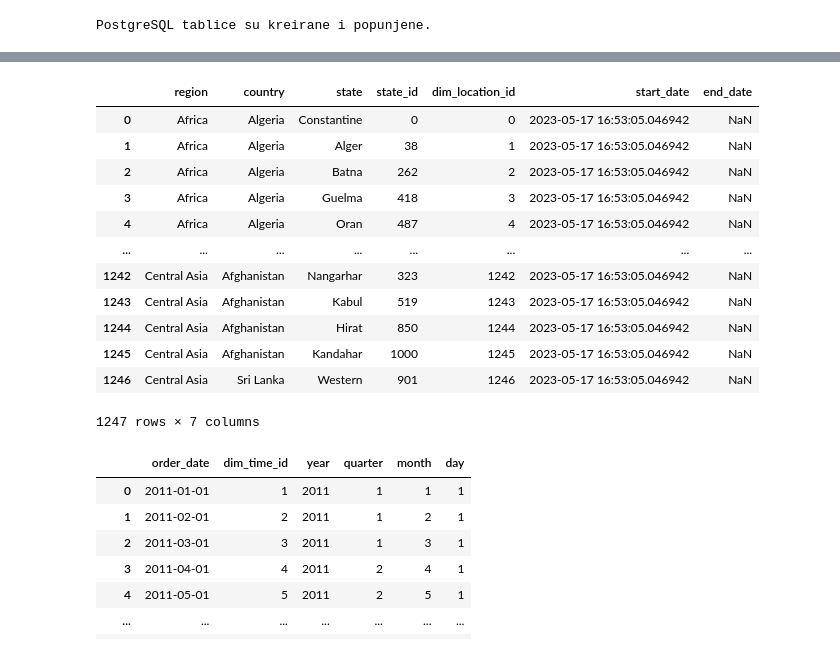
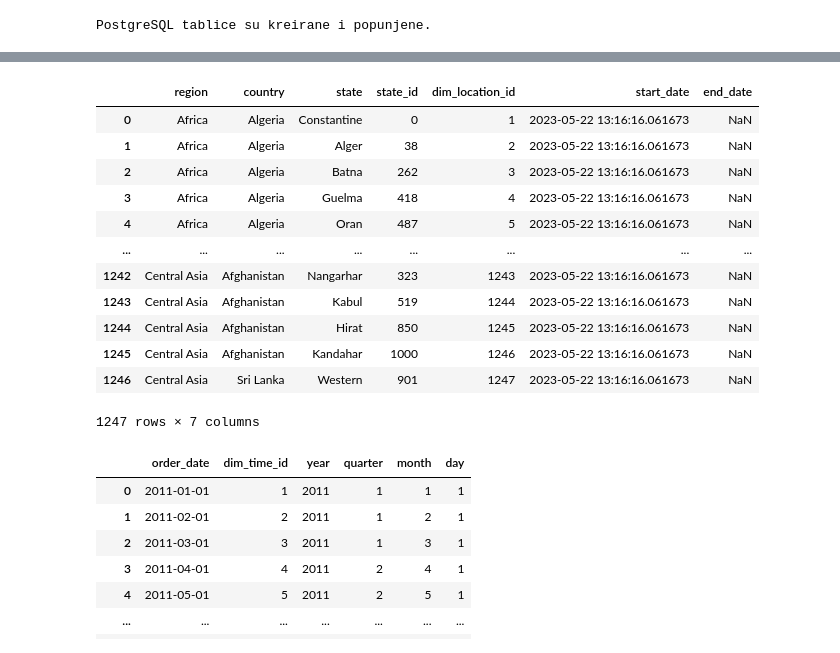
Before and after one commit to thomassiard/SPI-Projekt, a Jupyter notebook: superstore.ipynb, the cells around one changed output, grey strips where cells are left out. Saved outputs shown, nothing was run; the diff lists cells and outputs as text; code cells hidden in the pictures.

```diff
--- a/superstore.ipynb
+++ b/superstore.ipynb
@@ -411,24 +413,24 @@ import numpy as np
 # %%
 dim_location_df = pd.merge(country_df, region_df, on="region_id")
 dim_location_df = dim_location_df.merge(state_df, on="country_id")
 dim_location_df = dim_location_df[['region', 'country', 'state', 'state_id']]
-dim_location_df['dim_location_id'] = dim_location_df.index
+dim_location_df['dim_location_id'] = dim_location_df.index + 1
 dim_location_df['start_date'] = pd.Timestamp.today()
 dim_location_df['end_date'] = np.nan
 dim_location_df
 # %% [output]
 |  | region | country | state | state_id | dim_location_id | start_date | end_date |
-| 0 | Africa | Algeria | Constantine | 0 | 0 | 2023-05-17 16:53:05.046942 | NaN |
-| 1 | Africa | Algeria | Alger | 38 | 1 | 2023-05-17 16:53:05.046942 | NaN |
-| 2 | Africa | Algeria | Batna | 262 | 2 | 2023-05-17 16:53:05.046942 | NaN |
-| 3 | Africa | Algeria | Guelma | 418 | 3 | 2023-05-17 16:53:05.046942 | NaN |
-| 4 | Africa | Algeria | Oran | 487 | 4 | 2023-05-17 16:53:05.046942 | NaN |
+| 0 | Africa | Algeria | Constantine | 0 | 1 | 2023-05-22 13:16:16.061673 | NaN |
+| 1 | Africa | Algeria | Alger | 38 | 2 | 2023-05-22 13:16:16.061673 | NaN |
+| 2 | Africa | Algeria | Batna | 262 | 3 | 2023-05-22 13:16:16.061673 | NaN |
+| 3 | Africa | Algeria | Guelma | 418 | 4 | 2023-05-22 13:16:16.061673 | NaN |
+| 4 | Africa | Algeria | Oran | 487 | 5 | 2023-05-22 13:16:16.061673 | NaN |
 | ... | ... | ... | ... | ... | ... | ... | ... |
-| 1242 | Central Asia | Afghanistan | Nangarhar | 323 | 1242 | 2023-05-17 16:53:05.046942 | NaN |
-| 1243 | Central Asia | Afghanistan | Kabul | 519 | 1243 | 2023-05-17 16:53:05.046942 | NaN |
-| 1244 | Central Asia | Afghanistan | Hirat | 850 | 1244 | 2023-05-17 16:53:05.046942 | NaN |
-| 1245 | Central Asia | Afghanistan | Kandahar | 1000 | 1245 | 2023-05-17 16:53:05.046942 | NaN |
-| 1246 | Central Asia | Sri Lanka | Western | 901 | 1246 | 2023-05-17 16:53:05.046942 | NaN |
+| 1242 | Central Asia | Afghanistan | Nangarhar | 323 | 1243 | 2023-05-22 13:16:16.061673 | NaN |
+| 1243 | Central Asia | Afghanistan | Kabul | 519 | 1244 | 2023-05-22 13:16:16.061673 | NaN |
+| 1244 | Central Asia | Afghanistan | Hirat | 850 | 1245 | 2023-05-22 13:16:16.061673 | NaN |
+| 1245 | Central Asia | Afghanistan | Kandahar | 1000 | 1246 | 2023-05-22 13:16:16.061673 | NaN |
+| 1246 | Central Asia | Sri Lanka | Western | 901 | 1247 | 2023-05-22 13:16:16.061673 | NaN |
 1247 rows × 7 columns
 # %%
 dim_time_df = order_df['order_date'].unique()
```
Also changed, not shown: parts of 5 cells of this notebook, 1 other file.
